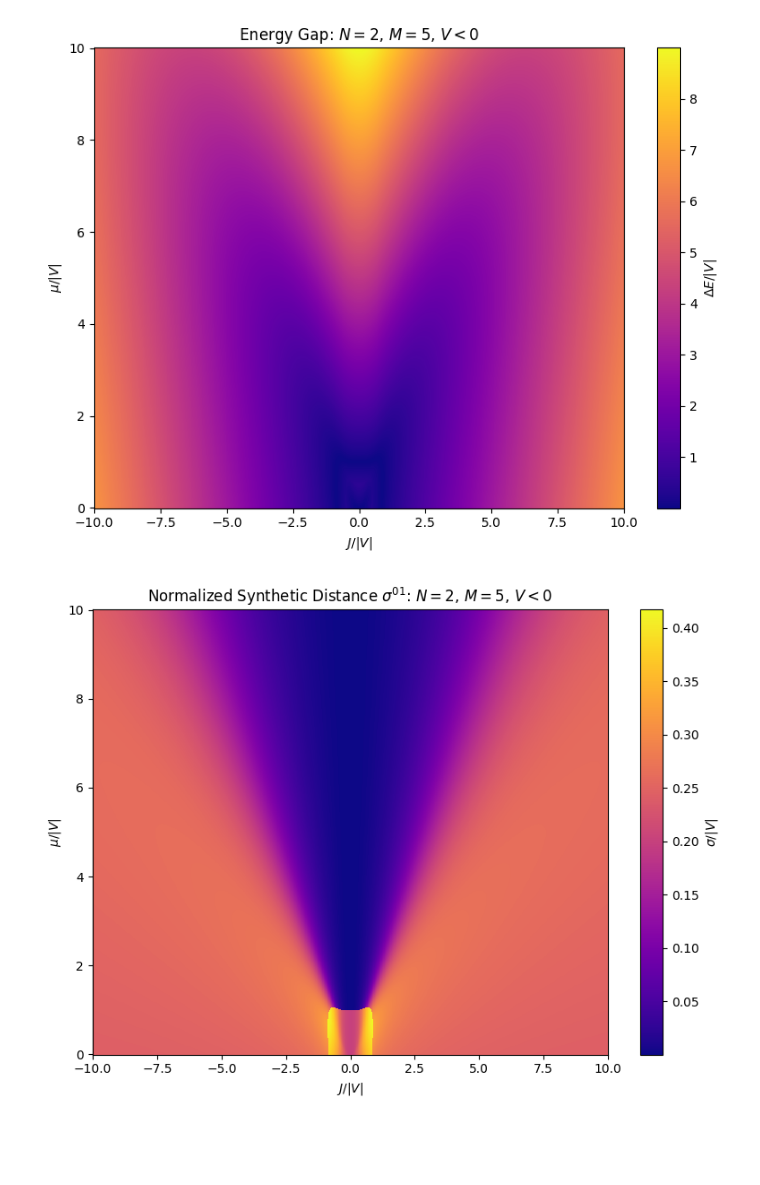
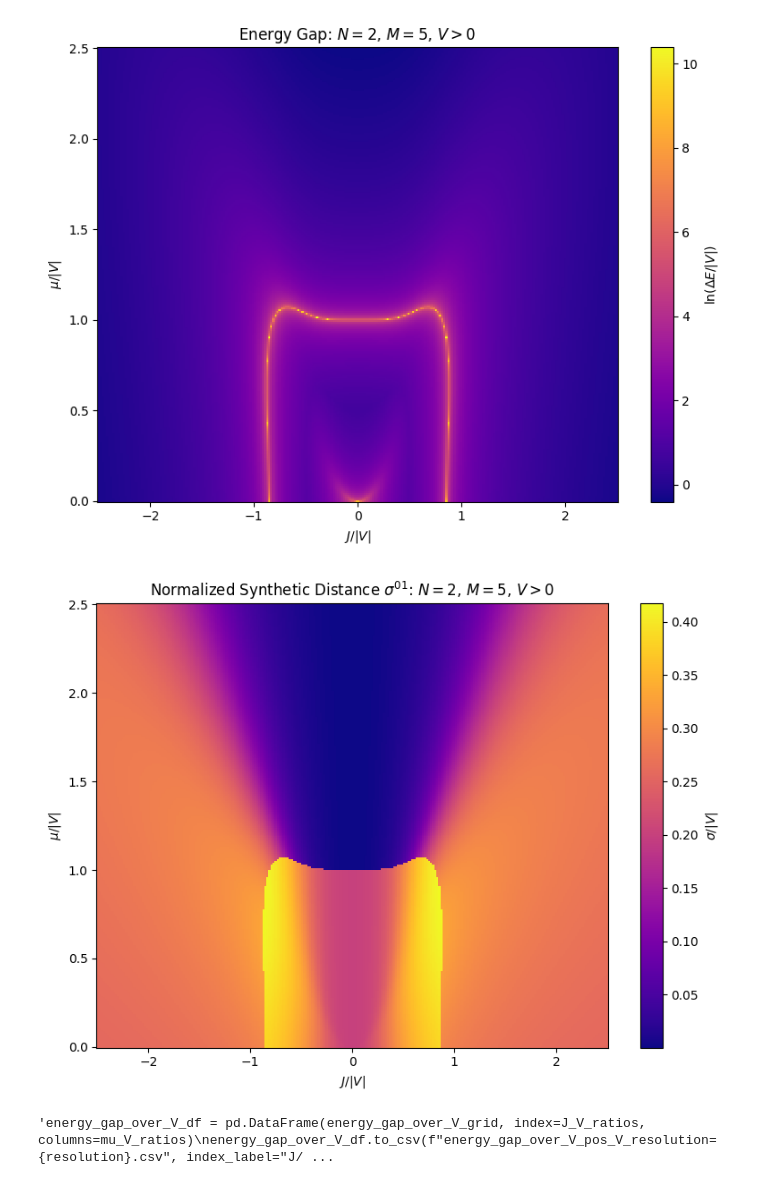
Before and after one commit to jwdesroches/synthetic_dimensions, a Jupyter notebook: adiabatic_evolution/energy_gap.ipynb, the cells around one changed output. Drawn from its saved outputs; the diff is of its cells as text; code cells hidden in the pictures; blank space fills up the shorter version.

```diff
--- a/adiabatic_evolution/energy_gap.ipynb
+++ b/adiabatic_evolution/energy_gap.ipynb
@@ -18,10 +18,10 @@ M = 5
 
 states, _ = enumerate_states(N, M)
 
-min_V_J_ratio = -10
-max_V_J_ratio = 10
-max_mu_V_ratio = 10
-resolution = 1000
+min_V_J_ratio = -2.5
+max_V_J_ratio = 2.5
+max_mu_V_ratio = 2.5
+resolution = 250
 
 mu_V_ratios = np.linspace(0, max_mu_V_ratio, resolution)
 J_V_ratios = np.linspace(min_V_J_ratio, max_V_J_ratio, resolution)
@@ -45,25 +45,36 @@ for i, mu_V_ratio in enumerate(mu_V_ratios):
 # %%
 plt.figure(figsize = (8,6))
 
-plt.pcolormesh(J_V_ratio_grid, mu_V_ratio_grid, energy_gap_over_V_grid, shading='auto', cmap='plasma')
-plt.title(f"Energy Gap: $N={N}$, $M={M}$, $V<0$")
-plt.colorbar(label="$\Delta E / |V|$")
+plt.pcolormesh(J_V_ratio_grid, mu_V_ratio_grid, np.log(1/energy_gap_over_V_grid), shading='auto', cmap='plasma')
+if V > 0:
+    plt.title(f"Energy Gap: $N={N}$, $M={M}$, $V>0$")
+    plt.colorbar(label="$\ln(\Delta E / |V|)$")
+
+elif V < 0:
+    plt.title(f"Energy Gap: $N={N}$, $M={M}$, $V<0$")
+    plt.colorbar(label="$\Delta E / |V|$")
+
 plt.xlabel("$J/|V|$")
 plt.ylabel("$\mu/|V|$")
 plt.tight_layout()
 # %% [output]
-[figure, old version]
+[figure, new version]
 # %%
 plt.figure(figsize = (8,6))
 
 plt.pcolormesh(J_V_ratio_grid, mu_V_ratio_grid, sigma_grid, shading='auto', cmap='plasma')
-plt.title("Normalized Synthetic Distance $\sigma^{01}$"+f": $N={N}$, $M={M}$, $V<0$")
+if V > 0:
+    plt.title("Normalized Synthetic Distance $\sigma^{01}$"+f": $N={N}$, $M={M}$, $V>0$")
+elif V < 0:
+    plt.title("Normalized Synthetic Distance $\sigma^{01}$"+f": $N={N}$, $M={M}$, $V<0$")
 plt.colorbar(label="$\sigma / |V|$")
 plt.xlabel("$J/|V|$")
 plt.ylabel("$\mu/|V|$")
 plt.tight_layout()
 # %% [output]
-[figure, old version]
+[figure, new version]
 # %%
-energy_gap_over_V_df = pd.DataFrame(energy_gap_over_V_grid, index=J_V_ratios, columns=mu_V_ratios)
-energy_gap_over_V_df.to_csv(f"energy_gap_over_V_pos_V_resolution={resolution}.csv", index_label="J/V_ratios")
+"""energy_gap_over_V_df = pd.DataFrame(energy_gap_over_V_grid, index=J_V_ratios, columns=mu_V_ratios)
+energy_gap_over_V_df.to_csv(f"energy_gap_over_V_pos_V_resolution={resolution}.csv", index_label="J/V_ratios")"""
+# %% [output]
+'energy_gap_over_V_df = pd.DataFrame(energy_gap_over_V_grid, index=J_V_ratios, columns=mu_V_ratios)\nenergy_gap_over_V_df.to_csv(f"energy_gap_over_V_pos_V_resolution={resolution}.csv", index_label="J/ ...
```
Also changed, not shown: 4 other files.
